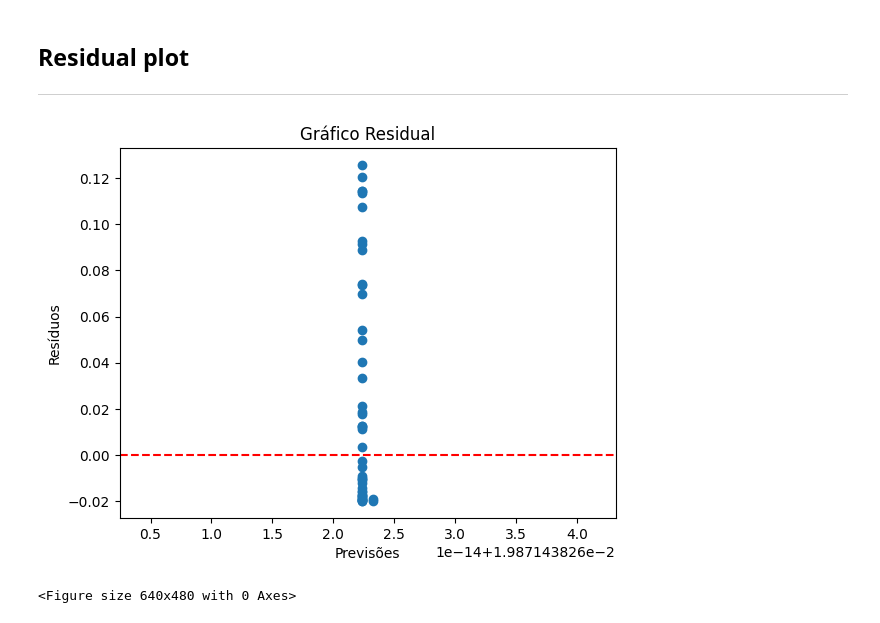
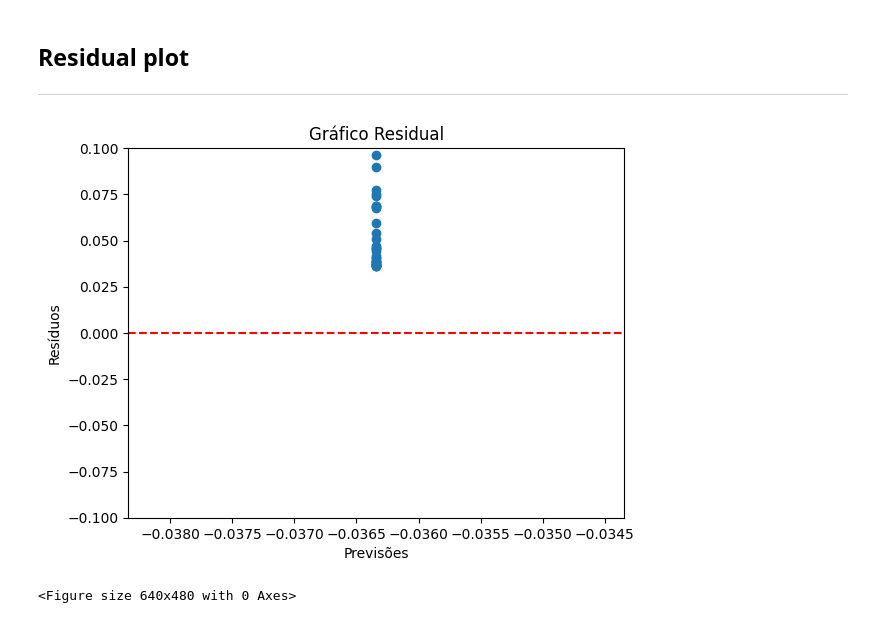
Before and after one commit to LucasMLago/COVID-19-Healthy-Diet, a Jupyter notebook: regression_notebooks/neural_networks_regression copy.ipynb, the cells around one changed output. Saved outputs shown, nothing was run; the diff lists cells and outputs as text; code cells hidden in the pictures.

Commit message:
arruma plots de gráficos

```diff
--- a/regression_notebooks/neural_networks_regression copy.ipynb
+++ b/regression_notebooks/neural_networks_regression copy.ipynb
@@ -452,9 +445,9 @@ neural_networks_regressor.get_params()
 # %%
 param_grid = {
     'max_iter': [200, 500, 1000],
-    'activation' : ['identity', 'logistic', 'tanh', 'relu'],
+    # 'activation' : ['identity', 'logistic', 'tanh', 'relu'],
     'solver': ['adam', 'sgd'],
-    'hidden_layer_sizes': [(100,), (50,50), (100,50)],
+    'hidden_layer_sizes': [(2,), (2,2), (1,)],
     'learning_rate': ['constant', 'invscaling', 'adaptive'],
     }
 # %%
@@ -534,16 +549,17 @@ mean_squared_error(y_test, predictions)
 # %%
 # Calcular os resíduos
 residuals = y_test - predictions
 
 # Plotar o gráfico residual
 plt.scatter(predictions, residuals)
 plt.axhline(y=0, color='r', linestyle='--')
 plt.title('Gráfico Residual')
 plt.xlabel('Previsões')
 plt.ylabel('Resíduos')
+plt.ylim(-0.1, 0.1)
 plt.show()
 # %% [output]
-[figure, old version]
+[figure, new version]
 # %%
 # Verifica se a pasta "gráficos" existe, se não, cria a pasta
 if not os.path.exists('../Residual Plots'):
```
Also changed, not shown: parts of 28 cells of this notebook, 9 other files.
